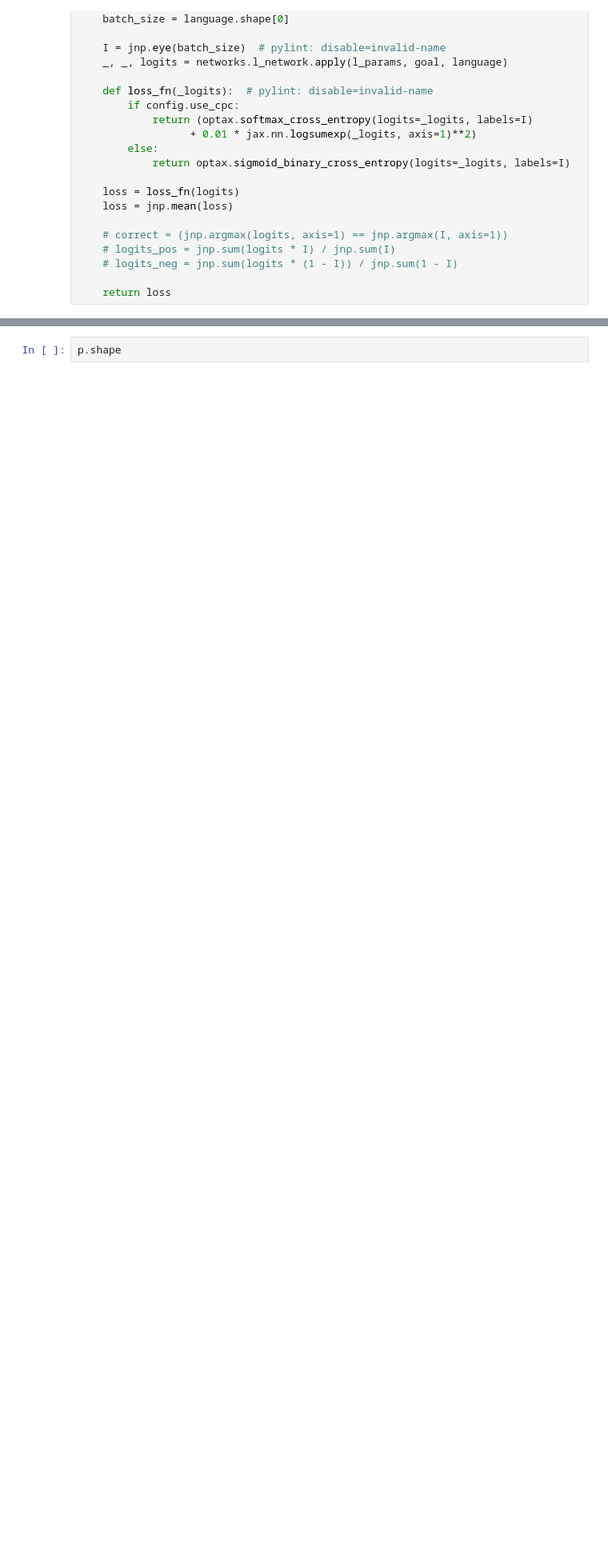
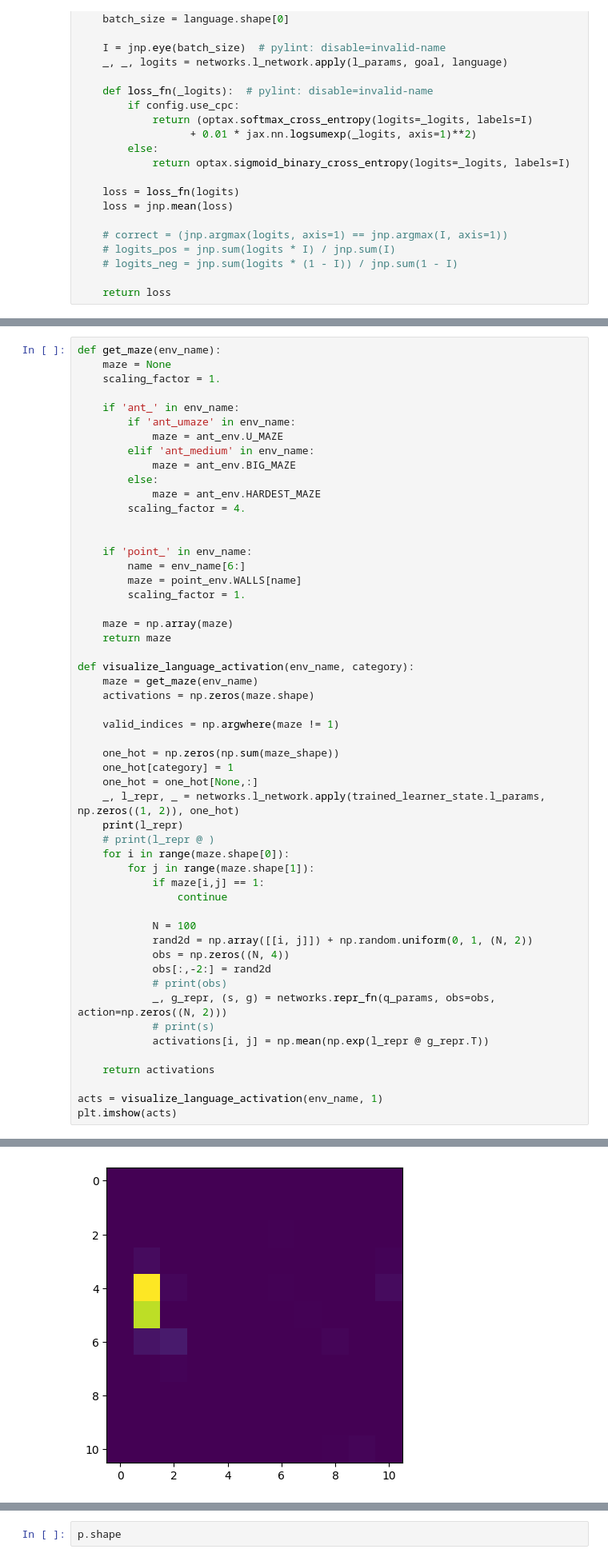
Before and after one commit to YongweiChe/ContrastiveLanguageRepresentation, a Jupyter notebook: eval_language.ipynb, the cells around one changed output, grey strips where cells are left out. Shown: that part at 80% size. Drawn from its saved outputs; the diff is of its cells as text; blank space fills up the shorter version.

```diff
--- a/eval_language.ipynb
+++ b/eval_language.ipynb
@@ -218,0 +343,54 @@ LOSS: 0.0039595975540578365
+# %%
+def get_maze(env_name):
+    maze = None
+    scaling_factor = 1.
+
+    if 'ant_' in env_name:
+        if 'ant_umaze' in env_name:
+            maze = ant_env.U_MAZE
+        elif 'ant_medium' in env_name:
+            maze = ant_env.BIG_MAZE
+        else:
+            maze = ant_env.HARDEST_MAZE
+        scaling_factor = 4.
+
+
+    if 'point_' in env_name:
+        name = env_name[6:]
+        maze = point_env.WALLS[name]
+        scaling_factor = 1.
+
+    maze = np.array(maze)
+    return maze
+
+def visualize_language_activation(env_name, category):
+    maze = get_maze(env_name)
+    activations = np.zeros(maze.shape)
+
+    valid_indices = np.argwhere(maze != 1)
+
+    one_hot = np.zeros(np.sum(maze_shape))
+    one_hot[category] = 1
+    one_hot = one_hot[None,:]
+    _, l_repr, _ = networks.l_network.apply(trained_learner_state.l_params, np.zeros((1, 2)), one_hot)
+    print(l_repr)
+    # print(l_repr @ )
+    for i in range(maze.shape[0]):
+        for j in range(maze.shape[1]):
+            if maze[i,j] == 1:
+                continue
+
+            N = 100
+            rand2d = np.array([[i, j]]) + np.random.uniform(0, 1, (N, 2))
+            obs = np.zeros((N, 4))
+            obs[:,-2:] = rand2d
+            # print(obs)
+            _, g_repr, (s, g) = networks.repr_fn(q_params, obs=obs, action=np.zeros((N, 2)))
+            # print(s)
+            activations[i, j] = np.mean(np.exp(l_repr @ g_repr.T))
+
+    return activations
+
+acts = visualize_language_activation(env_name, 1)
+plt.imshow(acts)
+# %% [output]
@@ -218,0 +409 @@ LOSS: 0.0039595975540578365
+[figure, added]
```
Also changed, not shown: parts of 15 cells of this notebook, 17 other files.
